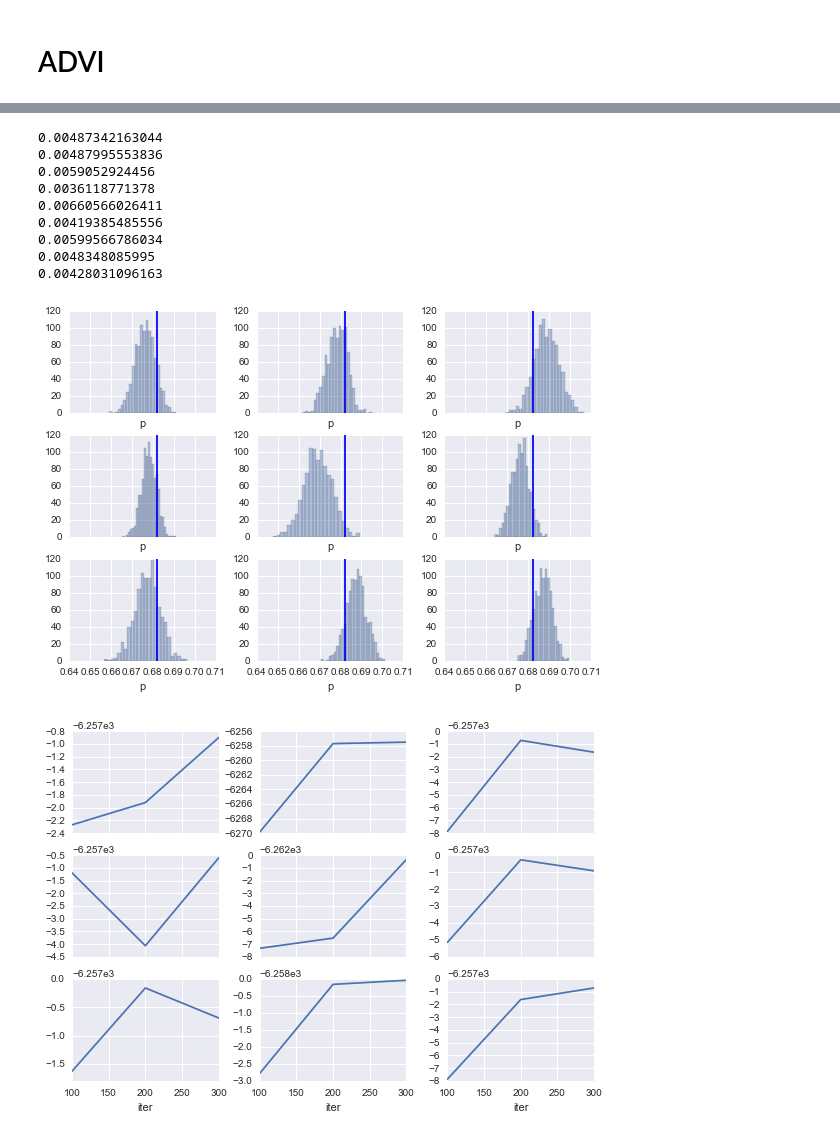
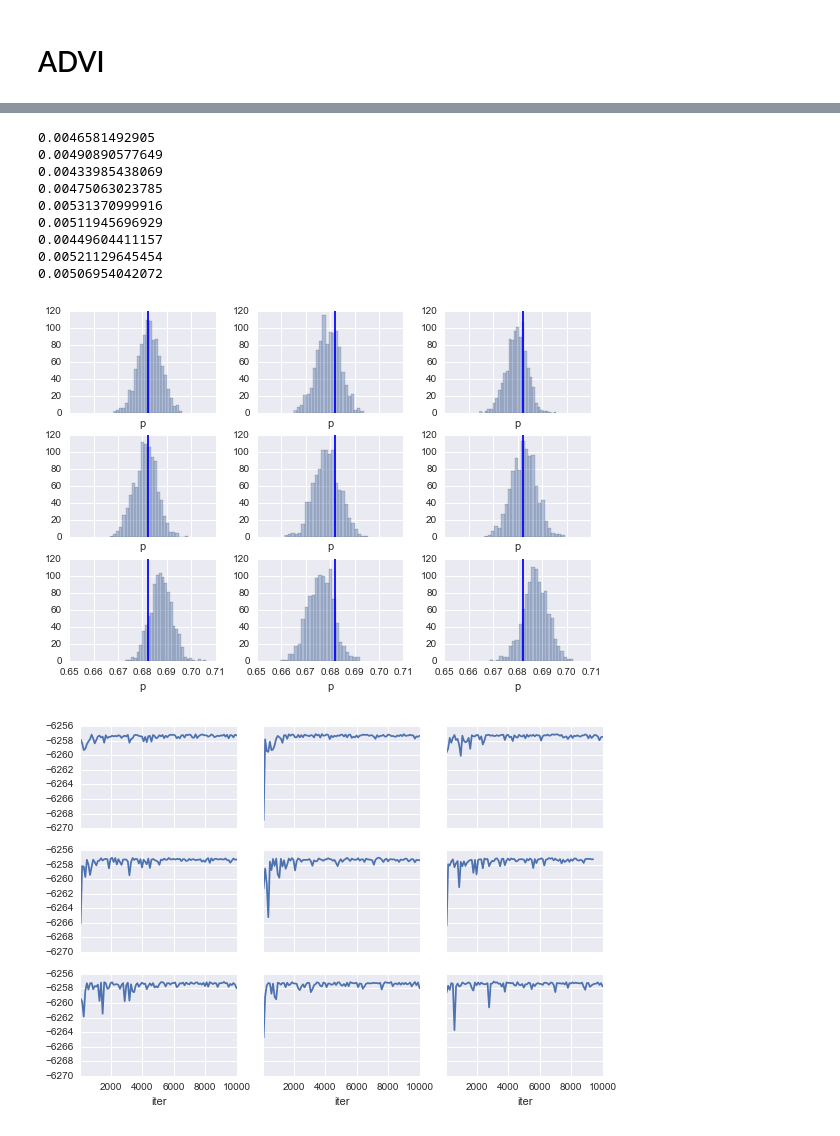
Before and after one commit to mikepqr/stanadvi, a Jupyter notebook: stanadvi.ipynb, the cells around one changed output, grey strips where cells are left out. Saved outputs shown, nothing was run; the diff lists cells and outputs as text; code cells hidden in the pictures.

Commit message:
Plot ELBO trace with smaller tol_rel_obj

```diff
--- a/stanadvi.ipynb
+++ b/stanadvi.ipynb
@@ -99,7 +99,7 @@ for p, a in zip(nuts_fits, ax.ravel()):
 rm variational*.csv
 for i in `seq 9`; do
     ./model \
-        variational \
+        variational tol_rel_obj=0.00001 \
         data file=data.R \
         output file=variational$i.output.csv \
         diagnostic_file=variational$i.diagnostics.csv;
@@ -134,24 +134,26 @@ for p, a in zip(variational_fits, ax.ravel()):
     a.axvline(y.mean())
     print(p['p'].std())
 # %% [output]
-0.00487342163044
-0.00487995553836
-0.0059052924456
-0.0036118771378
-0.00660566026411
-0.00419385485556
-0.00599566786034
-0.0048348085995
-0.00428031096163
+0.0046581492905
+0.00490890577649
+0.00433985438069
+0.00475063023785
+0.00531370999916
+0.00511945696929
+0.00449604411157
+0.00521129645454
+0.00506954042072
-[figure, old version]
+[figure, new version]
 # %%
 variational_diagnostic_csvs = ['variational' + str(i+1) + '.diagnostics.csv' for i in range(9)]
 variational_diagnostics = [pd.read_csv(f, comment='#', index_col=0, names=['iter', 't', 'elbo']) for f in variational_diagnostic_csvs]
 # %%
-fig, ax = plt.subplots(3, 3, sharex=True)
+fig, ax = plt.subplots(3, 3, sharex=True, sharey=True)
 fig.tight_layout()
 
 for d, a in zip(variational_diagnostics, ax.ravel()):
     d['elbo'].plot(ax=a)
+
+#a.set_ylim(bottom=-6265);
 # %% [output]
-[figure, old version]
+[figure, new version]
```
Also changed, not shown: parts of 1 cell of this notebook.
